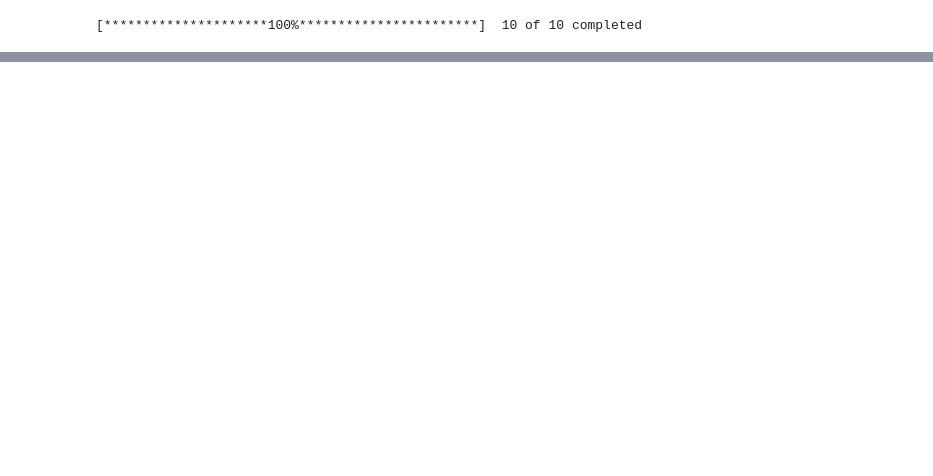
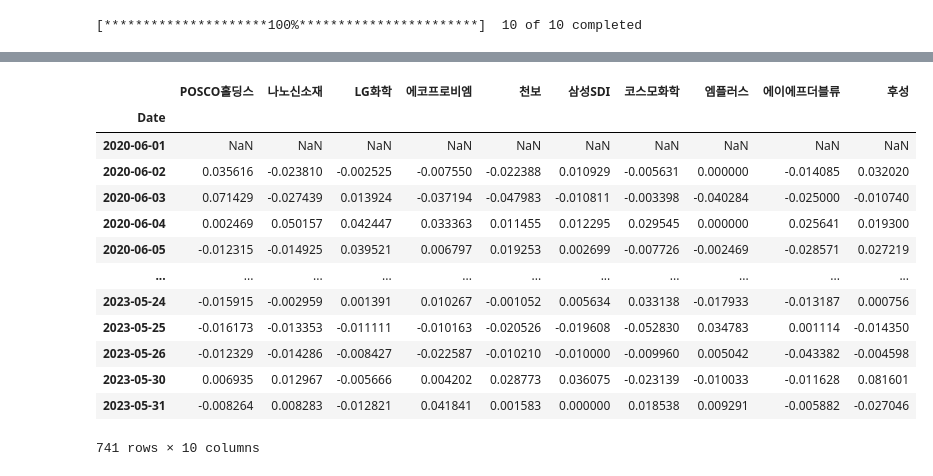
Before and after one commit to Readerlution/VaR-Empirical, a Jupyter notebook: stocks.ipynb, the cells around one changed output, grey strips where cells are left out. Saved outputs shown, nothing was run; the diff lists cells and outputs as text; code cells hidden in the pictures; blank space fills up the shorter version.

```diff
--- a/stocks.ipynb
+++ b/stocks.ipynb
@@ -61,0 +68,19 @@ stock_data[[('Adj Close', s) for s in tickers.values()]]
+# %%
+# Calculate daily returns
+stock_returns = stock_prices.pct_change()
+stock_returns
+# %% [output]
+|  | POSCO홀딩스 | 나노신소재 | LG화학 | 에코프로비엠 | 천보 | 삼성SDI | 코스모화학 | 엠플러스 | 에이에프더블류 | 후성 |
+| Date |  |  |  |  |  |  |  |  |  |  |
+| 2020-06-01 | NaN | NaN | NaN | NaN | NaN | NaN | NaN | NaN | NaN | NaN |
+| 2020-06-02 | 0.035616 | -0.023810 | -0.002525 | -0.007550 | -0.022388 | 0.010929 | -0.005631 | 0.000000 | -0.014085 | 0.032020 |
+| 2020-06-03 | 0.071429 | -0.027439 | 0.013924 | -0.037194 | -0.047983 | -0.010811 | -0.003398 | -0.040284 | -0.025000 | -0.010740 |
+| 2020-06-04 | 0.002469 | 0.050157 | 0.042447 | 0.033363 | 0.011455 | 0.012295 | 0.029545 | 0.000000 | 0.025641 | 0.019300 |
+| 2020-06-05 | -0.012315 | -0.014925 | 0.039521 | 0.006797 | 0.019253 | 0.002699 | -0.007726 | -0.002469 | -0.028571 | 0.027219 |
+| ... | ... | ... | ... | ... | ... | ... | ... | ... | ... | ... |
+| 2023-05-24 | -0.015915 | -0.002959 | 0.001391 | 0.010267 | -0.001052 | 0.005634 | 0.033138 | -0.017933 | -0.013187 | 0.000756 |
+| 2023-05-25 | -0.016173 | -0.013353 | -0.011111 | -0.010163 | -0.020526 | -0.019608 | -0.052830 | 0.034783 | 0.001114 | -0.014350 |
+| 2023-05-26 | -0.012329 | -0.014286 | -0.008427 | -0.022587 | -0.010210 | -0.010000 | -0.009960 | 0.005042 | -0.043382 | -0.004598 |
+| 2023-05-30 | 0.006935 | 0.012967 | -0.005666 | 0.004202 | 0.028773 | 0.036075 | -0.023139 | -0.010033 | -0.011628 | 0.081601 |
+| 2023-05-31 | -0.008264 | 0.008283 | -0.012821 | 0.041841 | 0.001583 | 0.000000 | 0.018538 | 0.009291 | -0.005882 | -0.027046 |
+741 rows × 10 columns
```
Also changed, not shown: parts of 16 cells of this notebook.
